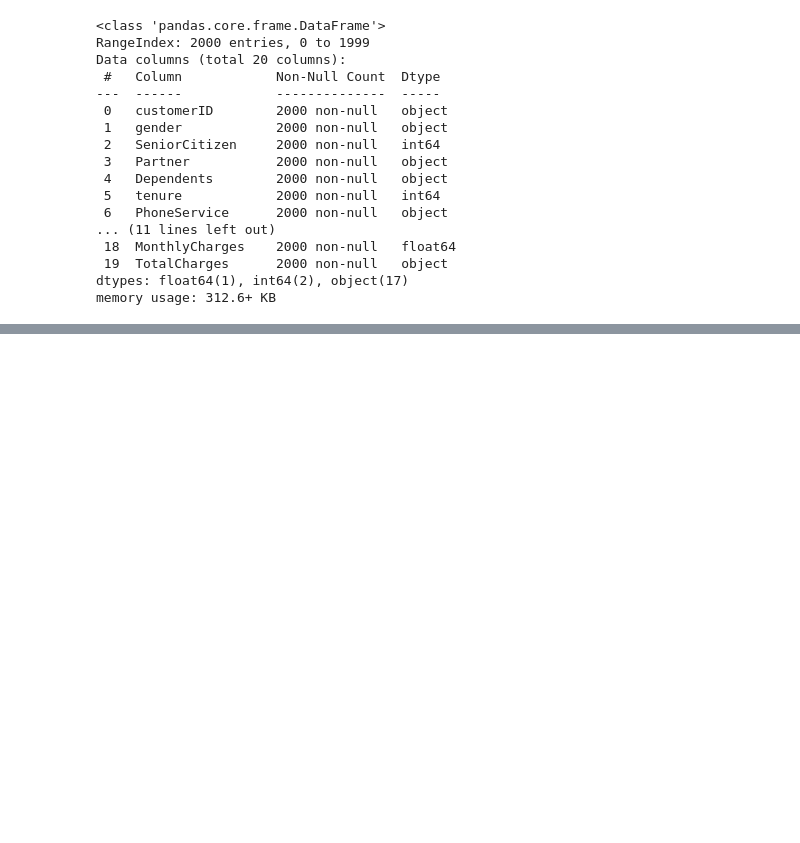
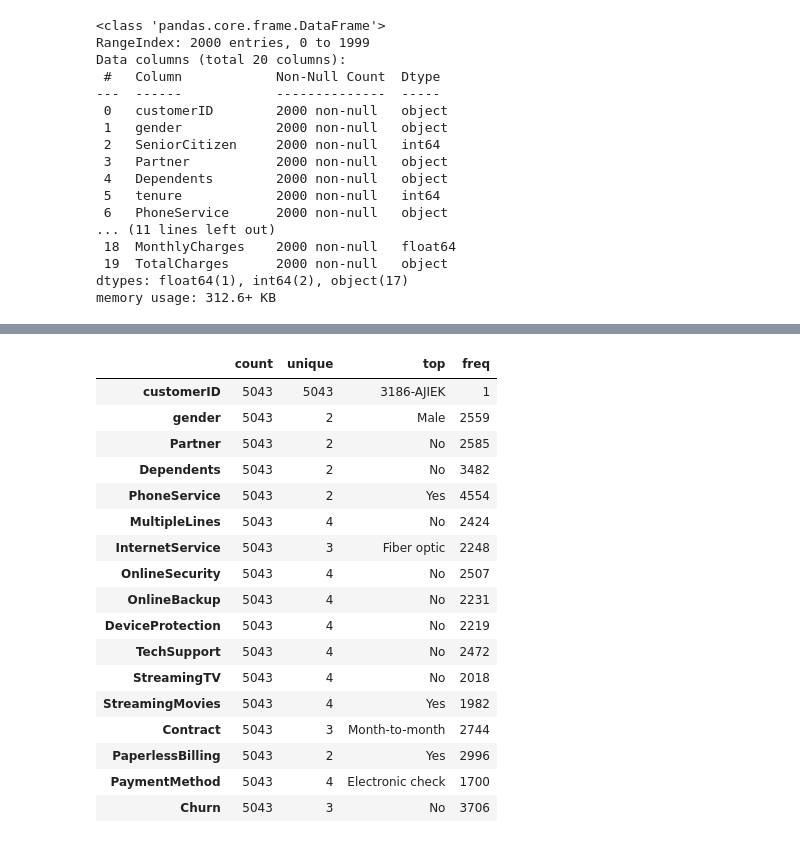
Before and after one commit to FUNMS/Customer-Churn-Analysis, a Jupyter notebook: notebooks/main.ipynb, the cells around one changed output, grey strips where cells are left out. Cells and saved outputs as stored; diff of their text form; code cells hidden in the pictures; blank space fills up the shorter version.

```diff
--- a/notebooks/main.ipynb
+++ b/notebooks/main.ipynb
@@ -382,0 +386,28 @@ dtype: int64
+# %%
+def standardize_value(value):
+    if value is True or value == 'Yes':
+        return 'Yes'
+    elif value is False or value == 'No' or value == 'None':
+        return 'No'
+    elif value == 'No internet service' or value == 'No phone service':
+        return value
+    else:
+        return 'Unknown'
+
+# List of columns to be standardized
+columns_to_standardize = [
+    'Partner', 'Dependents', 'PhoneService', 'MultipleLines',
+    'OnlineSecurity', 'OnlineBackup', 'DeviceProtection', 'TechSupport',
+    'StreamingTV', 'StreamingMovies', 'PaperlessBilling', 'Churn'
+]
+
+# Apply standardization to each column in the list
+for column in columns_to_standardize:
+    train_data[column] = train_data[column].apply(standardize_value)
+
+# Confirm changes in merged data set
+for column in columns_to_standardize:
+    unique_values_after = train_data[column].unique()
+    print(f'Unique values in {column} after standardization: {unique_values_after}')
+    print (train_data[column].value_counts())
+    print()
@@ -382,0 +432,6 @@ dtype: int64
+# %%
+#Change total charges to numeric i.e. form obj to float
+
+train_data['TotalCharges'] = pd.to_numeric(train_data['TotalCharges'], errors='coerce')
+train_data['TotalCharges'] = train_data['TotalCharges'].astype(float)
+train_data.head(1)
@@ -382,0 +485,8 @@ dtype: int64
+# %%
+#Filling missing values in merged data set (Total Charges)
+
+train_data['TotalCharges'] = train_data['TotalCharges'].fillna(train_data['TotalCharges'].mean())
+
+#Check for null values in train data set
+
+train_data.isnull().sum()
@@ -382,0 +521,22 @@ dtype: int64
+# %%
+#describe train data set only showing the categorical variables
+train_data.describe(include='object').T
+# %% [output]
+|  | count | unique | top | freq |
+| customerID | 5043 | 5043 | 3186-AJIEK | 1 |
+| gender | 5043 | 2 | Male | 2559 |
+| Partner | 5043 | 2 | No | 2585 |
+| Dependents | 5043 | 2 | No | 3482 |
+| PhoneService | 5043 | 2 | Yes | 4554 |
+| MultipleLines | 5043 | 4 | No | 2424 |
+| InternetService | 5043 | 3 | Fiber optic | 2248 |
+| OnlineSecurity | 5043 | 4 | No | 2507 |
+| OnlineBackup | 5043 | 4 | No | 2231 |
+| DeviceProtection | 5043 | 4 | No | 2219 |
+| TechSupport | 5043 | 4 | No | 2472 |
+| StreamingTV | 5043 | 4 | No | 2018 |
+| StreamingMovies | 5043 | 4 | Yes | 1982 |
+| Contract | 5043 | 3 | Month-to-month | 2744 |
+| PaperlessBilling | 5043 | 2 | Yes | 2996 |
+| PaymentMethod | 5043 | 4 | Electronic check | 1700 |
+| Churn | 5043 | 3 | No | 3706 |
```
Also changed, not shown: parts of 24 cells of this notebook.
